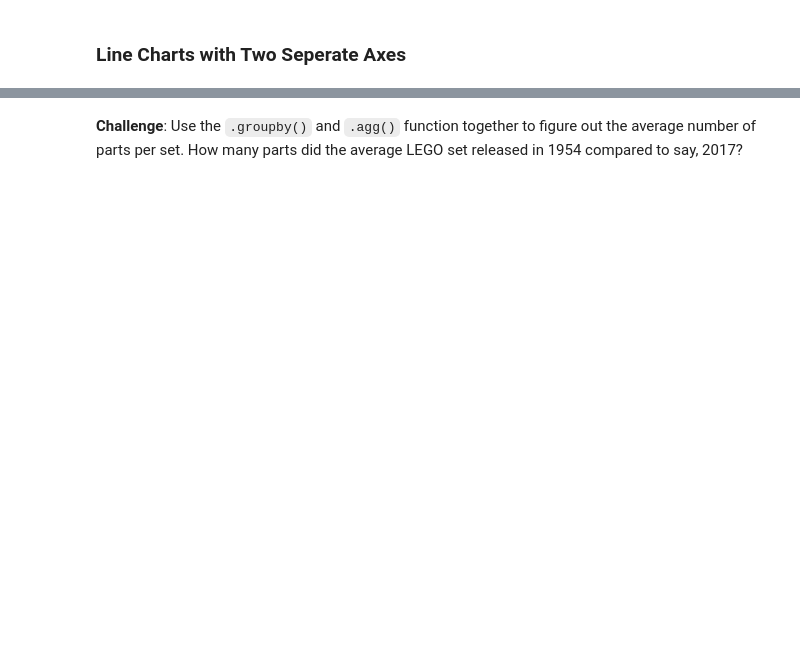
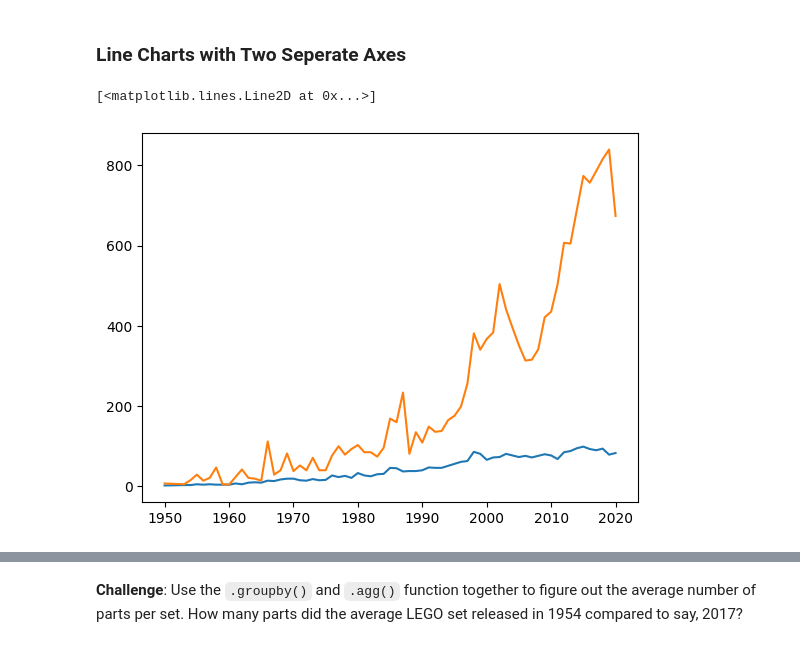
Before and after one commit to ACEKaito1412/100DaysOfCodingPython, a Jupyter notebook: day_74/Lego_Analysis_for_Course.ipynb, the cells around one changed output, grey strips where cells are left out. Cells and saved outputs as stored; diff of their text form; code cells hidden in the pictures; blank space fills up the shorter version.

```diff
--- a/day_74/Lego_Analysis_for_Course.ipynb
+++ b/day_74/Lego_Analysis_for_Course.ipynb
@@ -200,2 +193,6 @@ plt.plot(themes_by_year.index[1:-1],themes_by_year[1:-1])
 # %% [markdown]
 **Challenge**: Plot the number of themes released by year on a line chart. Only include the full calendar years (i.e., exclude 2020 and 2021).
+# %%
+themes_by_year = data_sets.groupby('year').agg({'theme_id':'nunique'})
+themes_by_year.rename(columns = {'theme_id':'nr_themes'}, inplace = True)
+themes_by_year.head()
@@ -202,2 +212,8 @@ plt.plot(themes_by_year.index[1:-1],themes_by_year[1:-1])
 # %% [markdown]
 ### Line Charts with Two Seperate Axes
+# %%
+plt.plot(themes_by_year.index[1: -1], themes_by_year.nr_themes[1:-1])
+plt.plot(new_sets.index[1: -1], new_sets.set_num[1:-1])
+# %% [output]
+[<matplotlib.lines.Line2D at 0x...>]
+[figure, added]
```
Also changed, not shown: parts of 13 cells of this notebook.
